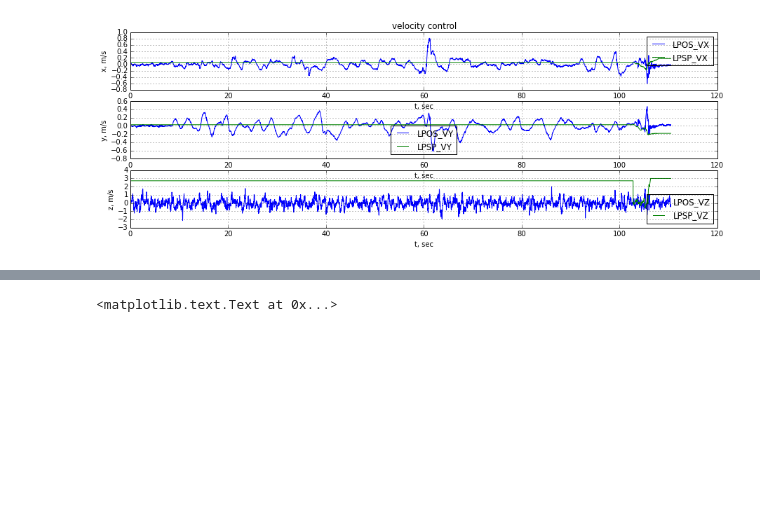
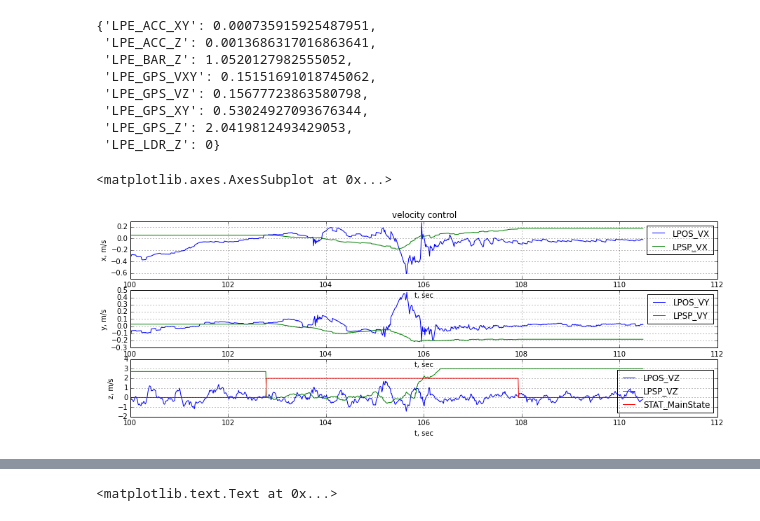
Before and after one commit to jgoppert/lpe-analysis, a Jupyter notebook: 15-09-30 Kabir Log.ipynb, the cells around one changed output, grey strips where cells are left out. Cells and saved outputs as stored; diff of their text form; code cells hidden in the pictures; blank space fills up the shorter version.

```diff
--- a/15-09-30 Kabir Log.ipynb
+++ b/15-09-30 Kabir Log.ipynb
@@ -10,5 +44,18 @@ data = px4tools.process_data(
 # %%
-px4tools.plot_velocity_loops(data)
+px4tools.find_lpe_gains(data[10:100])
 # %% [output]
-[figure, removed]
+{'LPE_ACC_XY': 0.000735915925487951,
+ 'LPE_ACC_Z': 0.0013686317016863641,
+ 'LPE_BAR_Z': 1.0520127982555052,
+ 'LPE_GPS_VXY': 0.15151691018745062,
+ 'LPE_GPS_VZ': 0.15677723863580798,
+ 'LPE_GPS_XY': 0.53024927093676344,
+ 'LPE_GPS_Z': 2.0419812493429053,
+ 'LPE_LDR_Z': 0}
+# %%
+px4tools.plot_velocity_loops(data1)
+data1.STAT_MainState.plot()
+# %% [output]
+<matplotlib.axes.AxesSubplot at 0x...>
+[figure, added]
 # %%
```
Also changed, not shown: parts of 8 cells of this notebook, 4 other files.
